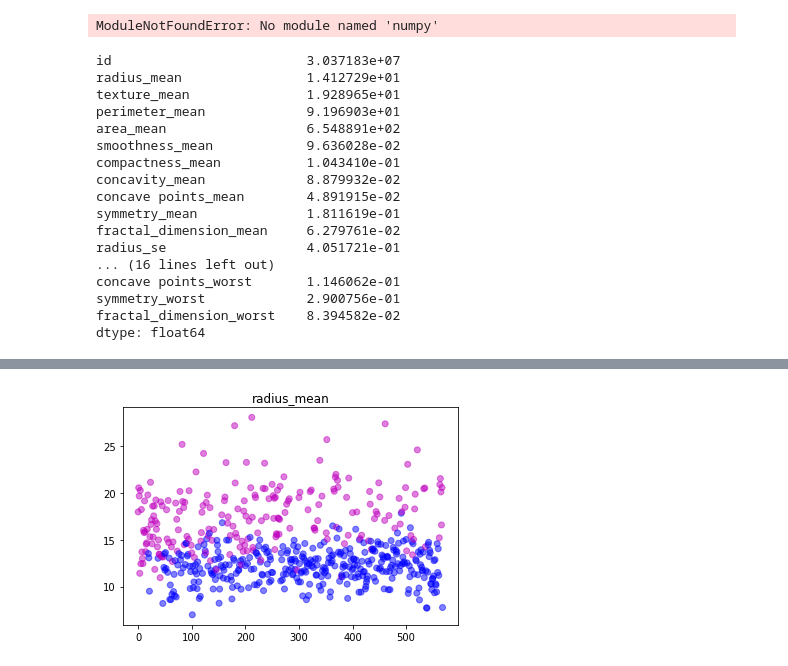
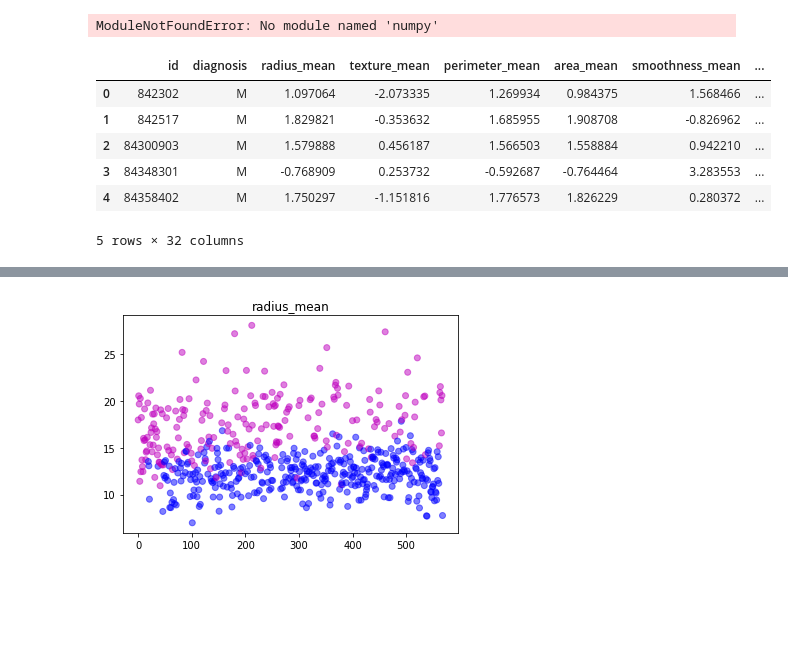
Before and after one commit to waltercostamb/breast_cancer_diagnostics, a Jupyter notebook: jupyter_projekt.ipynb, the cells around one changed output, grey strips where cells are left out. Cells and saved outputs as stored; diff of their text form; code cells hidden in the pictures; blank space fills up the shorter version.

```diff
--- a/jupyter_projekt.ipynb
+++ b/jupyter_projekt.ipynb
@@ -111,25 +109,33 @@ import numpy as np
 #Take a look at: https://stackoverflow.com/questions/26414913/normalize-columns-of-pandas-data-frame
 # %% [output]
 ModuleNotFoundError: No module named 'numpy'
-# %%
-#normalized_df=(df-df.mean())/df.std()
-
-df.mean()
-# %% [output]
-id                         3.037183e+07
-radius_mean                1.412729e+01
-texture_mean               1.928965e+01
-perimeter_mean             9.196903e+01
-area_mean                  6.548891e+02
-smoothness_mean            9.636028e-02
-compactness_mean           1.043410e-01
-concavity_mean             8.879932e-02
-concave points_mean        4.891915e-02
-symmetry_mean              1.811619e-01
-fractal_dimension_mean     6.279761e-02
-radius_se                  4.051721e-01
-... (16 lines left out)
-concave points_worst       1.146062e-01
-symmetry_worst             2.900756e-01
-fractal_dimension_worst    8.394582e-02
-dtype: float64
+# %%
+#normalized_df=(df-df.mean())/df.std()
+
+#Code block below from: https://stackoverflow.com/questions/24761998/pandas-compute-z-score-for-all-columns
+
+import numpy as np
+
+cols = list(df.columns)
+cols.remove('id')
+cols.remove('diagnosis')
+df[cols].head()
+
+df_normalized = df
+#df_normalized.head()
+
+#Now iterate over the remaining columns and create a new z-score column
+for col in cols:
+#    col_zscore = col + '_zscore'
+    df_normalized[col] = (df[col] - df[col].mean())/df[col].std(ddof=0)
+
+
+df_normalized.head()
+# %% [output]
+|  | id | diagnosis | radius_mean | texture_mean | perimeter_mean | area_mean | smoothness_mean | ... |
+| 0 | 842302 | M | 1.097064 | -2.073335 | 1.269934 | 0.984375 | 1.568466 | ... |
+| 1 | 842517 | M | 1.829821 | -0.353632 | 1.685955 | 1.908708 | -0.826962 | ... |
+| 2 | 84300903 | M | 1.579888 | 0.456187 | 1.566503 | 1.558884 | 0.942210 | ... |
+| 3 | 84348301 | M | -0.768909 | 0.253732 | -0.592687 | -0.764464 | 3.283553 | ... |
+| 4 | 84358402 | M | 1.750297 | -1.151816 | 1.776573 | 1.826229 | 0.280372 | ... |
+5 rows × 32 columns
```
Also changed, not shown: parts of 5 cells of this notebook.
